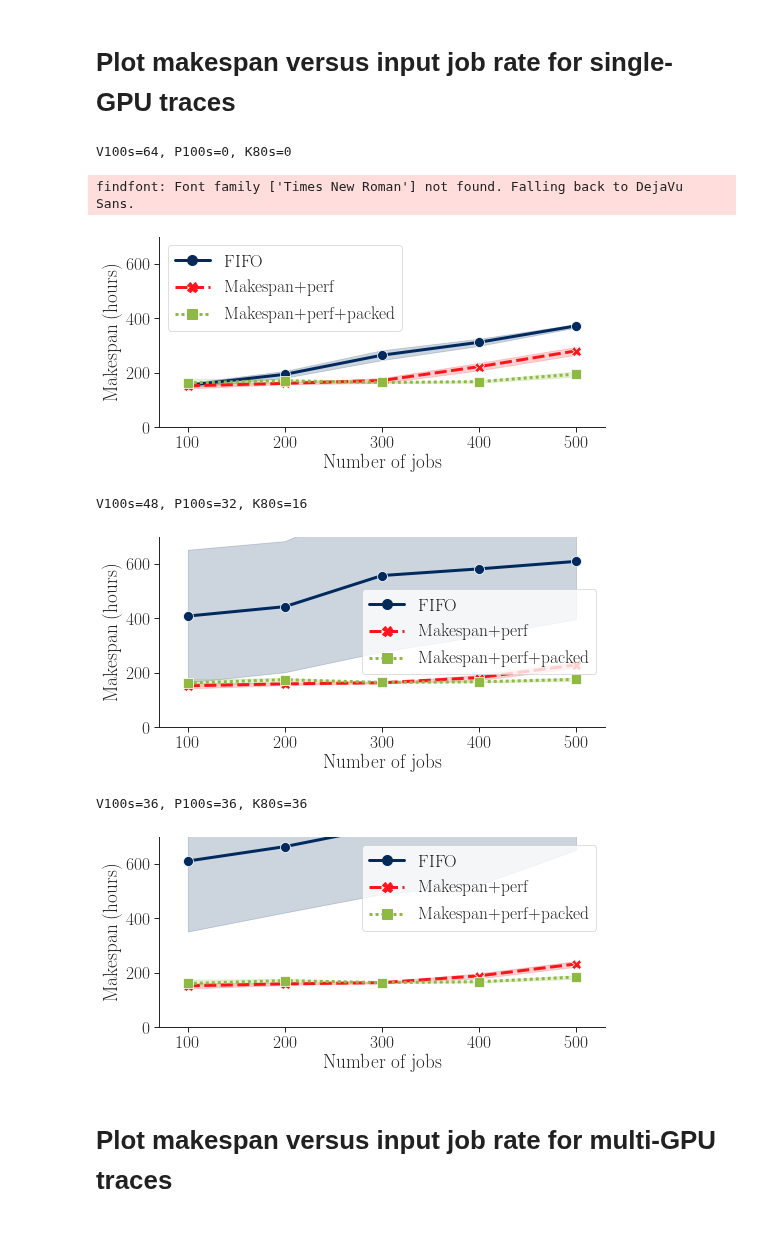
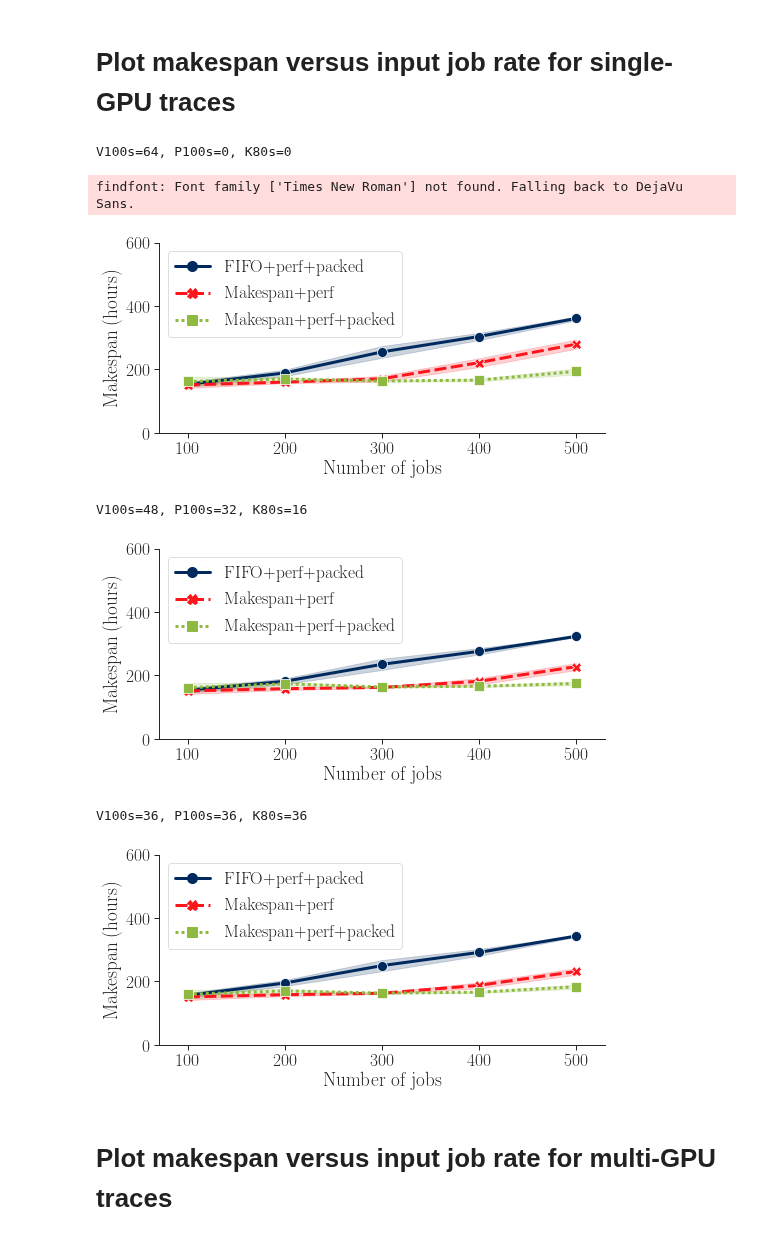
Before and after one commit to stanford-futuredata/gavel, a Jupyter notebook: scheduler/notebooks/figures/evaluation/makespan.ipynb, the cells around one changed output. Drawn from its saved outputs; the diff is of its cells as text; code cells hidden in the pictures.

Commit message:
Update figures

```diff
--- a/scheduler/notebooks/figures/evaluation/makespan.ipynb
+++ b/scheduler/notebooks/figures/evaluation/makespan.ipynb
@@ -152,47 +152,47 @@ print("V100s=64, P100s=0, K80s=0")
 plot_metric_vs_num_total_jobs(
     logfile_paths,
     v100s=64, p100s=0, k80s=0,
-    policies=["fifo", "min_total_duration", "min_total_duration_packed"],
+    policies=["fifo_packed", "min_total_duration", "min_total_duration_packed"],
     metric_fn=makespan_fn,
     metric_label="Makespan (hours)",
     xmax=530,
-    ymax=700,
+    ymax=600,
     output_filename="makespan/single_gpu_v100=64_p100=0_k80=0.pdf"
 )
 # %% [output]
 V100s=64, P100s=0, K80s=0
 findfont: Font family ['Times New Roman'] not found. Falling back to DejaVu Sans.
-[figure, old version]
+[figure, new version]
 # %%
 print("V100s=48, P100s=32, K80s=16")
 plot_metric_vs_num_total_jobs(
     logfile_paths,
     v100s=48, p100s=32, k80s=16,
-    policies=["fifo", "min_total_duration", "min_total_duration_packed"],
+    policies=["fifo_packed", "min_total_duration", "min_total_duration_packed"],
     metric_fn=makespan_fn,
     metric_label="Makespan (hours)",
     xmax=530,
-    ymax=700,
+    ymax=600,
     output_filename="makespan/single_gpu_v100=48_p100=32_k80=16.pdf"
 )
 # %% [output]
 V100s=48, P100s=32, K80s=16
-[figure, old version]
+[figure, new version]
 # %%
 print("V100s=36, P100s=36, K80s=36")
 plot_metric_vs_num_total_jobs(
     logfile_paths,
     v100s=36, p100s=36, k80s=36,
-    policies=["fifo", "min_total_duration", "min_total_duration_packed"],
+    policies=["fifo_packed", "min_total_duration", "min_total_duration_packed"],
     metric_fn=makespan_fn,
     metric_label="Makespan (hours)",
     xmax=530,
-    ymax=700,
+    ymax=600,
     output_filename="makespan/single_gpu_v100=36_p100=36_k80=36.pdf"
 )
 # %% [output]
 V100s=36, P100s=36, K80s=36
-[figure, old version]
+[figure, new version]
 # %% [markdown]
 # Plot makespan versus input job rate for multi-GPU traces
 # %%
```
Also changed, not shown: parts of 3 cells of this notebook, 6 other files.
